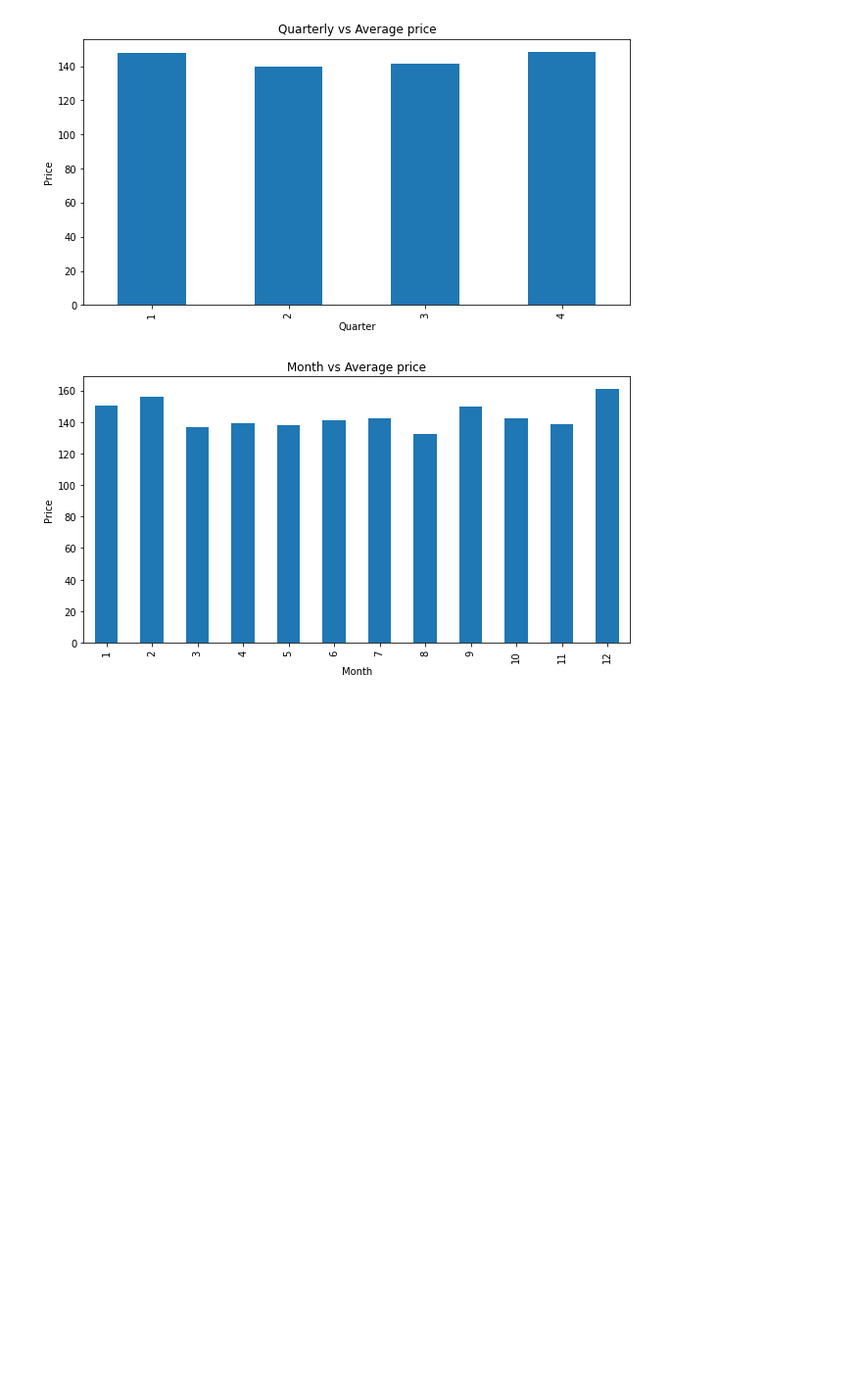
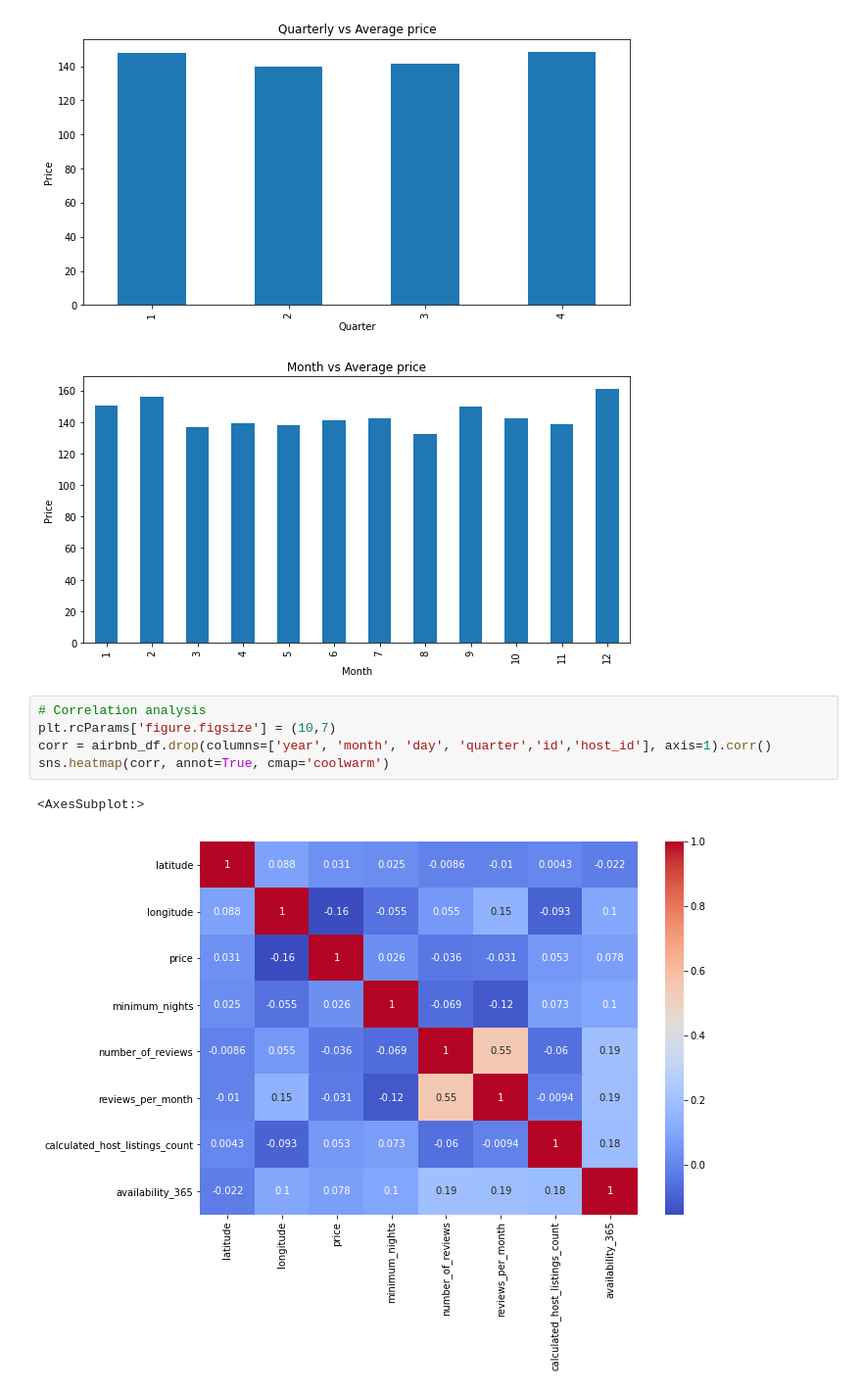
Before and after one commit to mdismailquraishicse/Capstone-Project-1--AirBnb, a Jupyter notebook: Capstone Project 1 - EDA.ipynb, the cells around one changed output. Shown: that part at 98% size. Drawn from its saved outputs; the diff is of its cells as text; blank space fills up the shorter version.

Commit message:
correlation chart and location maps are added

```diff
--- a/Capstone Project 1 - EDA.ipynb
+++ b/Capstone Project 1 - EDA.ipynb
@@ -340,3 +340,11 @@ plt.show()
 [figure]
 [figure]
 [figure]
+# %%
+# Correlation analysis
+plt.rcParams['figure.figsize'] = (10,7)
+corr = airbnb_df.drop(columns=['year', 'month', 'day', 'quarter','id','host_id'], axis=1).corr()
+sns.heatmap(corr, annot=True, cmap='coolwarm')
+# %% [output]
+<AxesSubplot:>
+[figure, added]
```
Also changed, not shown: parts of 1 cell of this notebook.
